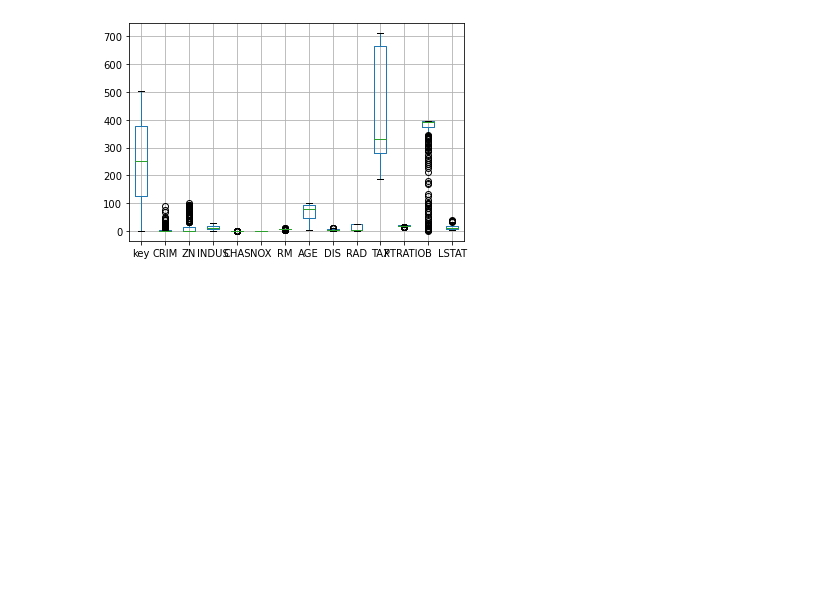
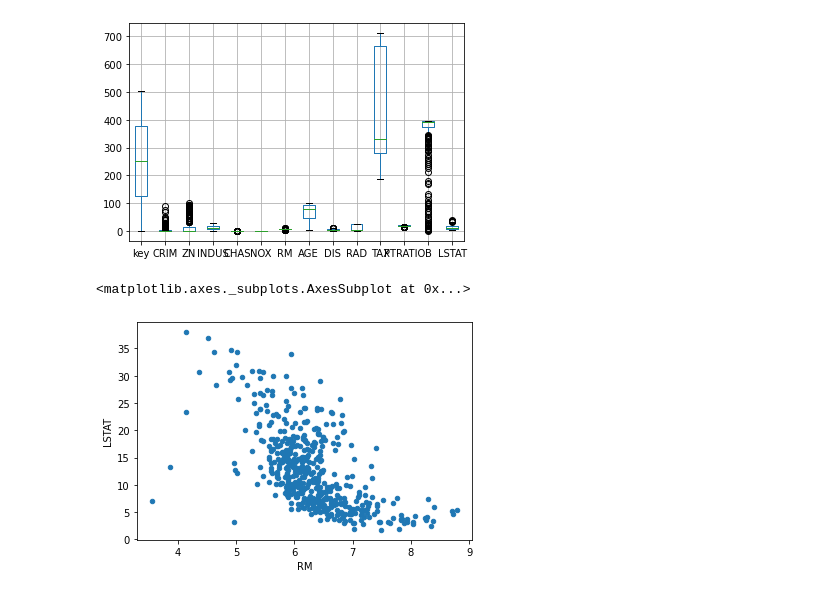
Before and after one commit to hongbin422/ML100Days, a Jupyter notebook: homework/D12 pandas 常見圖表程式設計.ipynb, the cells around one changed output. Saved outputs shown, nothing was run; the diff lists cells and outputs as text; code cells hidden in the pictures; blank space fills up the shorter version.

```diff
--- a/homework/D12 pandas 常見圖表程式設計.ipynb
+++ b/homework/D12 pandas 常見圖表程式設計.ipynb
@@ -22,3 +22,7 @@ boston_data.boxplot()
 [figure]
 # %%
 #2. 畫出散佈圖 x='NOX', y='DIS' ，並說明這兩欄位有什麼關係?
+boston_data.plot.scatter(x='RM', y='LSTAT')
+# %% [output]
+<matplotlib.axes._subplots.AxesSubplot at 0x...>
+[figure, added]
```
